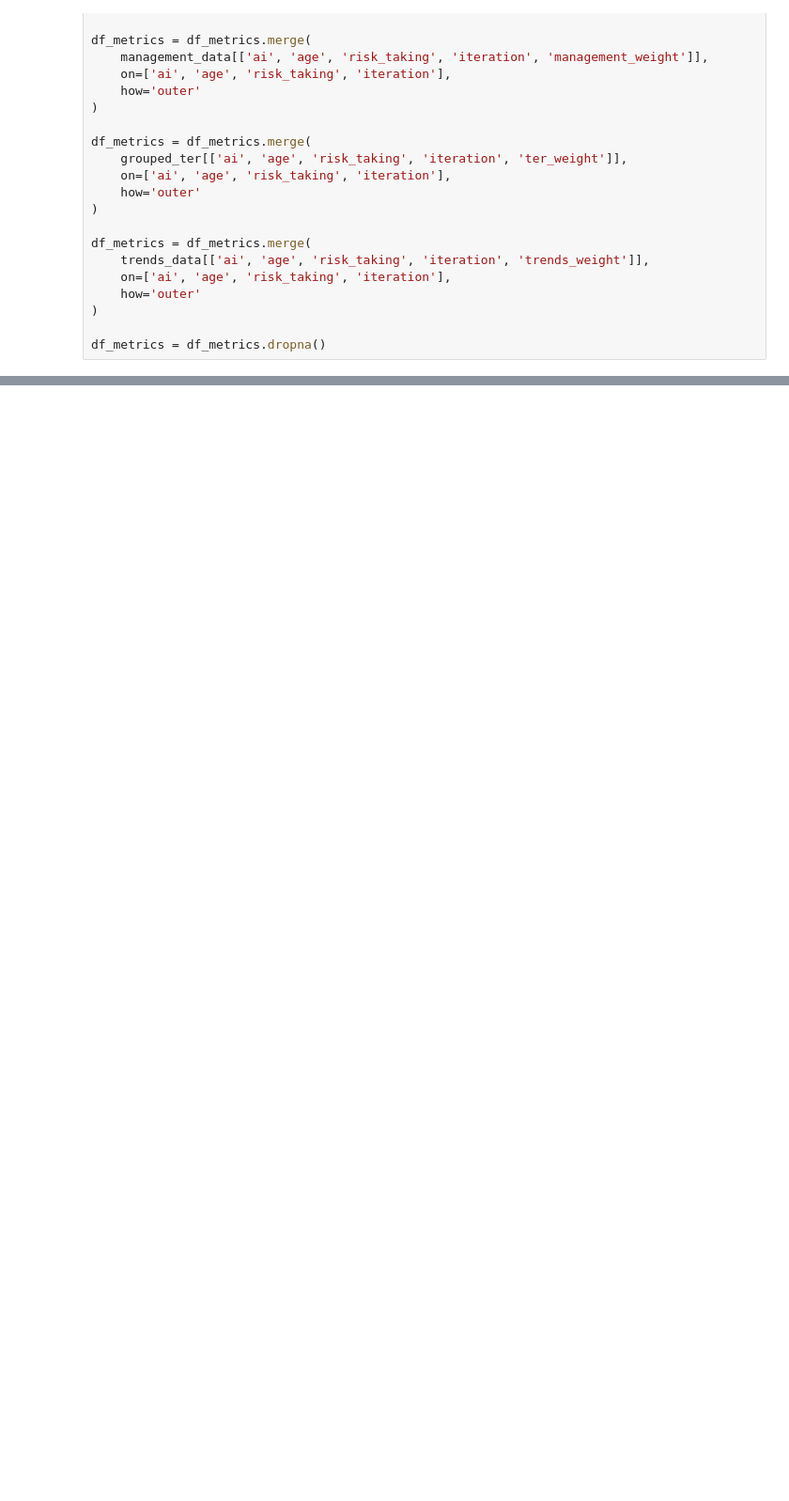
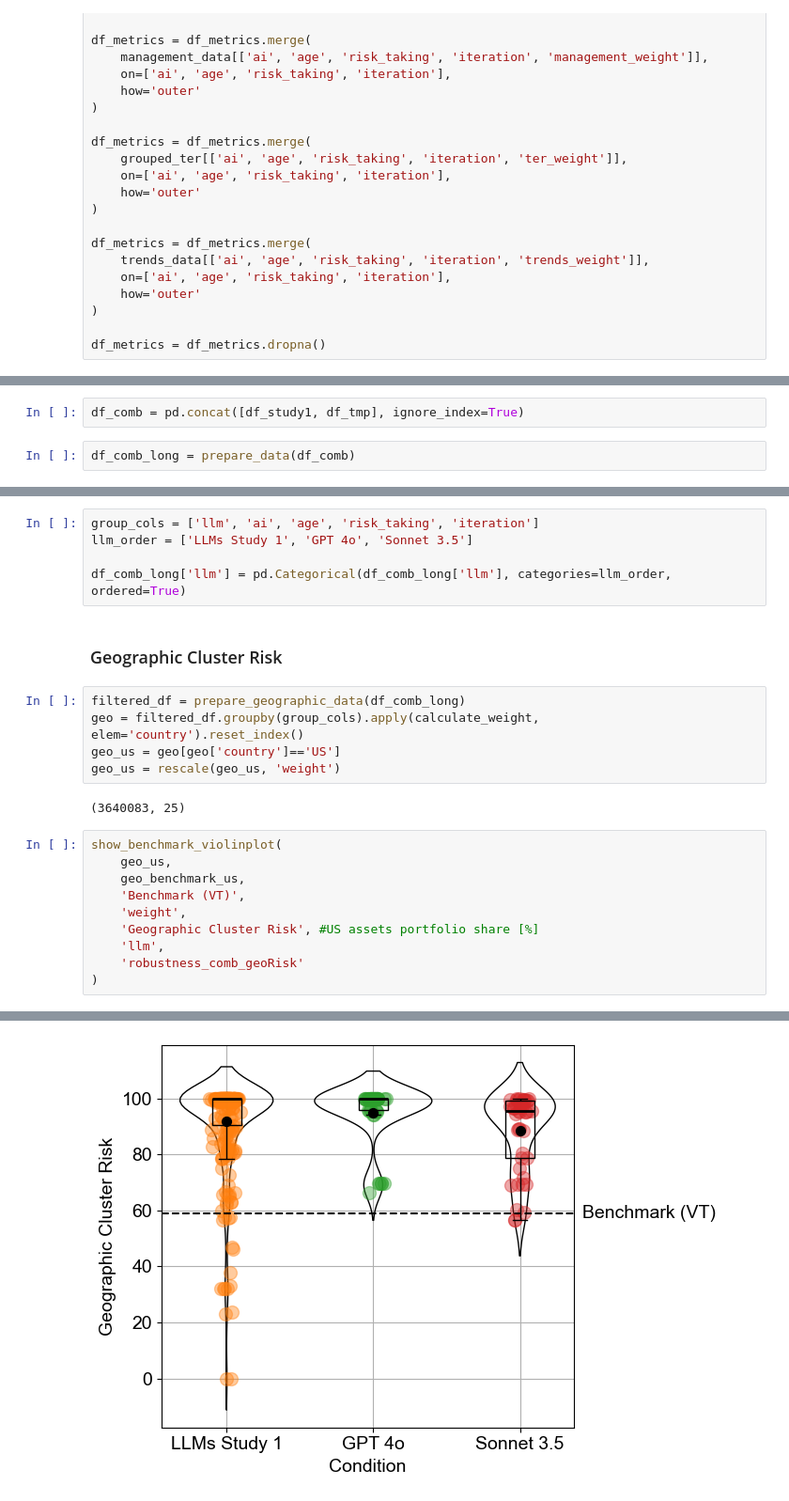
Before and after one commit to ibtPhilipp/biasedEchoes, a Jupyter notebook: studies/robustness/01_collection_robustness.ipynb, the cells around one changed output, grey strips where cells are left out. Shown at 94% size. Saved outputs shown, nothing was run; the diff lists cells and outputs as text; blank space fills up the shorter version.

```diff
--- a/studies/robustness/01_collection_robustness.ipynb
+++ b/studies/robustness/01_collection_robustness.ipynb
@@ -1455,0 +1507,4 @@ for level in group_levels:
+# %%
+df_comb = pd.concat([df_study1, df_tmp], ignore_index=True)
+# %%
+df_comb_long = prepare_data(df_comb)
@@ -1455,0 +1518,25 @@ for level in group_levels:
+# %%
+group_cols = ['llm', 'ai', 'age', 'risk_taking', 'iteration']
+llm_order = ['LLMs Study 1', 'GPT 4o', 'Sonnet 3.5']
+
+df_comb_long['llm'] = pd.Categorical(df_comb_long['llm'], categories=llm_order, ordered=True)
+# %% [markdown]
+### Geographic Cluster Risk
+# %%
+filtered_df = prepare_geographic_data(df_comb_long)
+geo = filtered_df.groupby(group_cols).apply(calculate_weight, elem='country').reset_index()
+geo_us = geo[geo['country']=='US']
+geo_us = rescale(geo_us, 'weight')
+# %% [output]
+(3640083, 25)
+# %%
+show_benchmark_violinplot(
+    geo_us,
+    geo_benchmark_us,
+    'Benchmark (VT)',
+    'weight',
+    'Geographic Cluster Risk', #US assets portfolio share [%]
+    'llm',
+    'robustness_comb_geoRisk'
+)
+# %% [output]
@@ -1455,0 +1560 @@ for level in group_levels:
+[figure, added]
```
Also changed, not shown: parts of 33 cells of this notebook, 25 other files.
